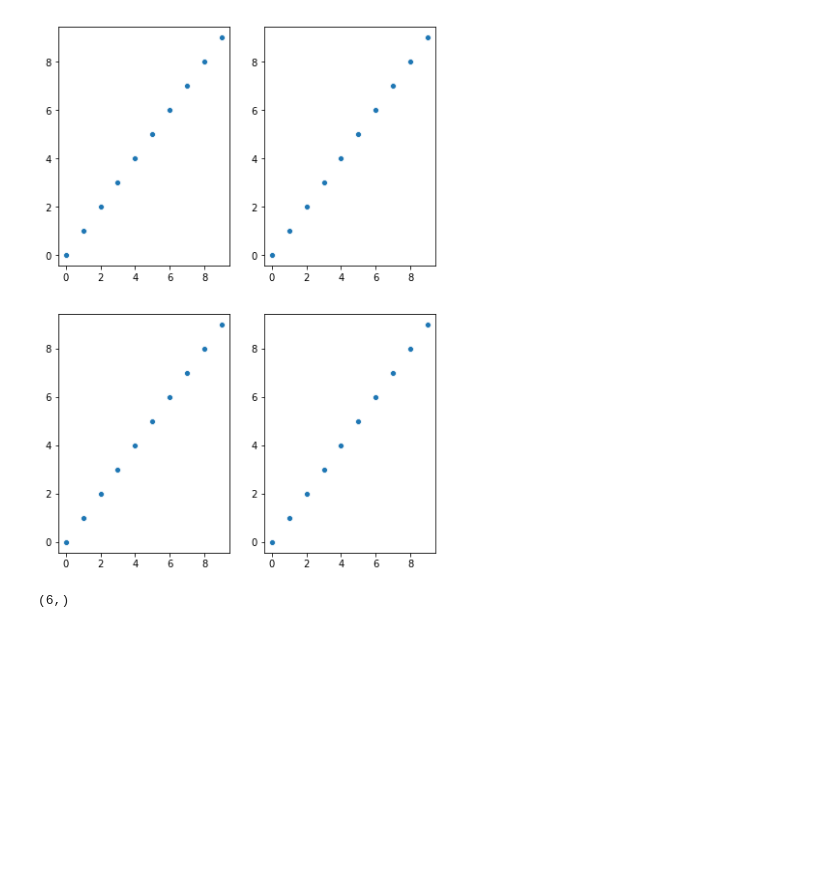
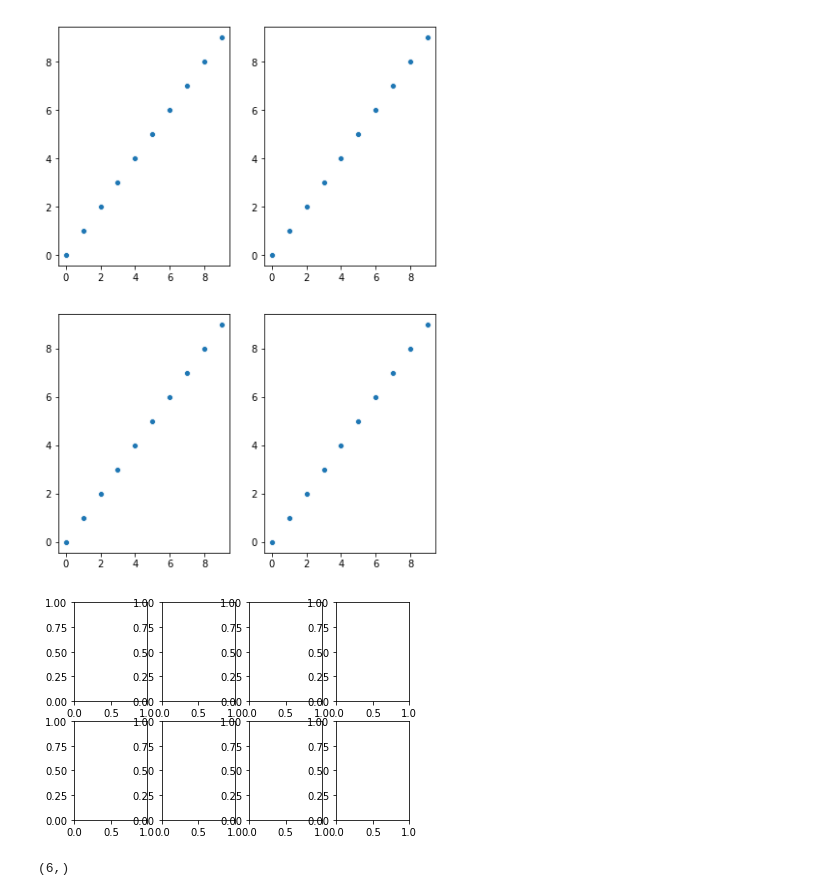
Before and after one commit to ColinFangshu/dsc-more-practice-with-matplotlib-lab-seattle-ds-career-051319, a Jupyter notebook: index.ipynb, the cells around one changed output. Cells and saved outputs as stored; diff of their text form; code cells hidden in the pictures; blank space fills up the shorter version.

```diff
--- a/index.ipynb
+++ b/index.ipynb
@@ -132,6 +132,10 @@ for color, ax in zip(colors, axes.flatten()):
     sns.scatterplot(x=x, y=y, ax=ax)
 # %% [output]
 [figure]
+# %%
+fig, axes = plt.subplots(2, 4)
+# %% [output]
+[figure, added]
 # %%
 import numpy as np
 import seaborn as sns
```
